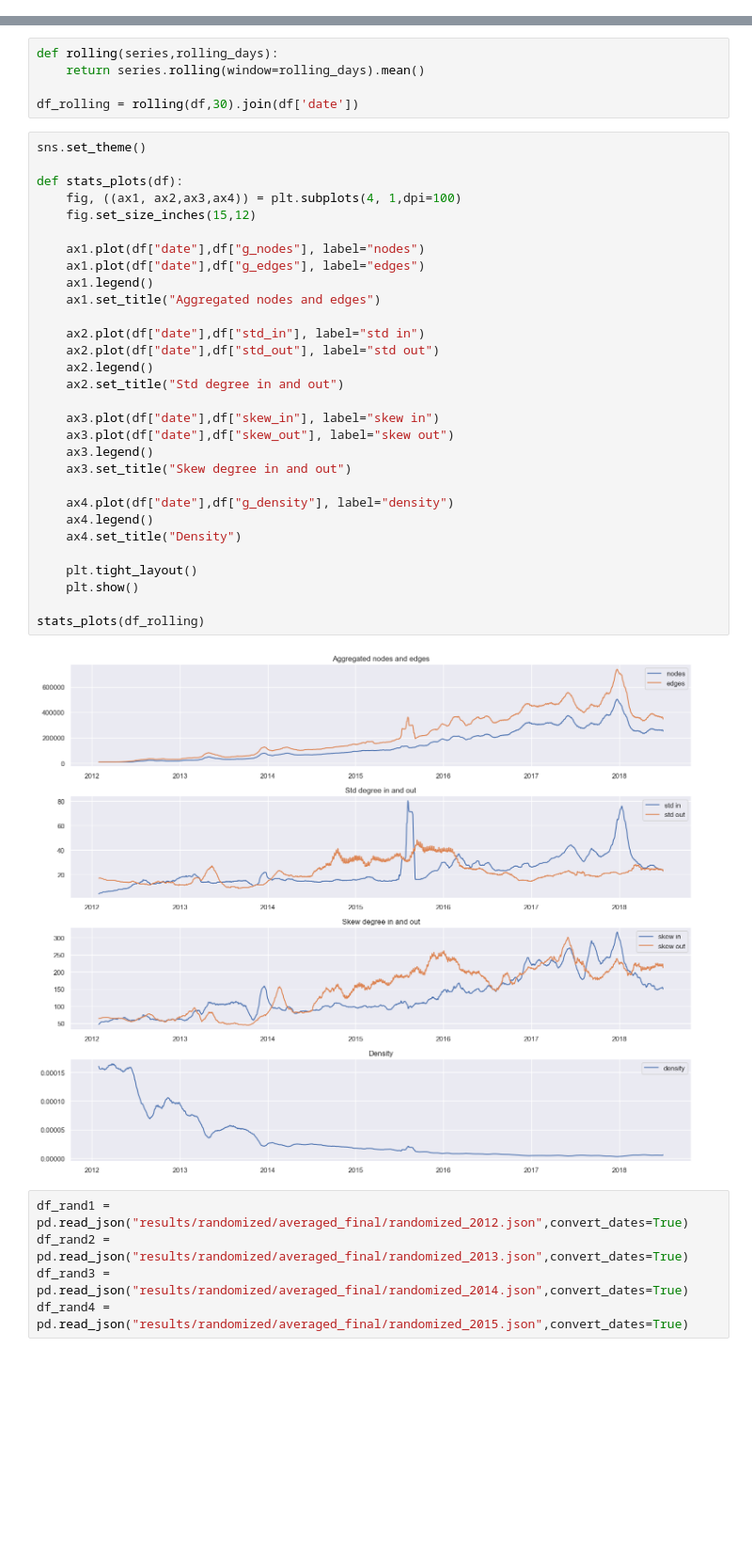
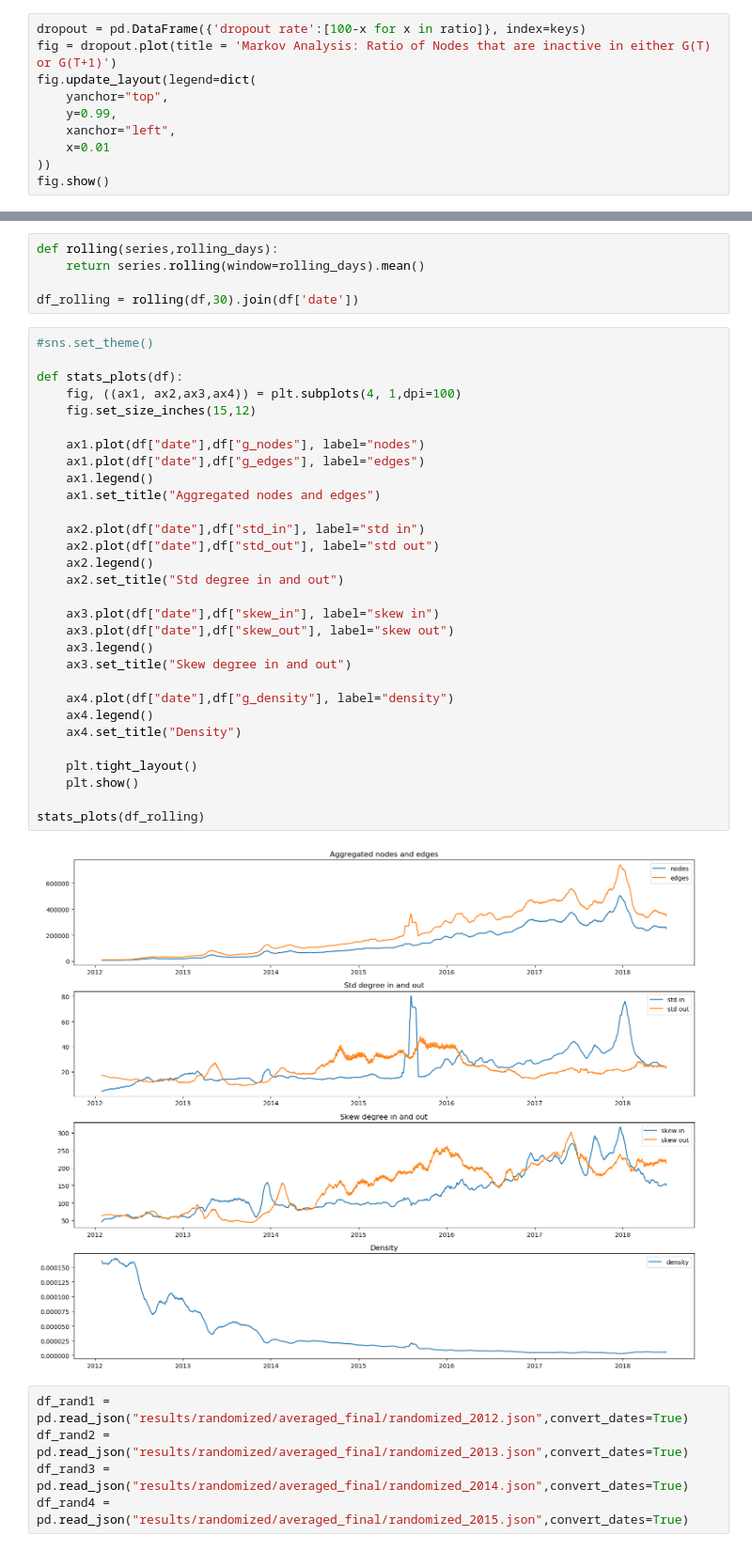
Before and after one commit to hmrug/crypto-transcation-network, a Jupyter notebook: BowTie-Bitcoin Visualization.ipynb, the cells around one changed output, grey strips where cells are left out. Shown at 94% size. Cells and saved outputs as stored; diff of their text form; blank space fills up the shorter version.

```diff
--- a/BowTie-Bitcoin Visualization.ipynb
+++ b/BowTie-Bitcoin Visualization.ipynb
@@ -162,0 +165,10 @@ ratio_common_nodes.plot(title = 'ratio of nodes that are present in time T and T
+# %%
+dropout = pd.DataFrame({'dropout rate':[100-x for x in ratio]}, index=keys)
+fig = dropout.plot(title = 'Markov Analysis: Ratio of Nodes that are inactive in either G(T) or G(T+1)')
+fig.update_layout(legend=dict(
+    yanchor="top",
+    y=0.99,
+    xanchor="left",
+    x=0.01
+))
+fig.show()
@@ -191,37 +205,37 @@ def rolling(series,rolling_days):
 
 df_rolling = rolling(df,30).join(df['date'])
 # %%
-sns.set_theme()
+#sns.set_theme()
 
 def stats_plots(df):
     fig, ((ax1, ax2,ax3,ax4)) = plt.subplots(4, 1,dpi=100)
     fig.set_size_inches(15,12)
 
     ax1.plot(df["date"],df["g_nodes"], label="nodes")
     ax1.plot(df["date"],df["g_edges"], label="edges")
     ax1.legend()
     ax1.set_title("Aggregated nodes and edges")
 
     ax2.plot(df["date"],df["std_in"], label="std in")
     ax2.plot(df["date"],df["std_out"], label="std out")
     ax2.legend()
     ax2.set_title("Std degree in and out")
 
     ax3.plot(df["date"],df["skew_in"], label="skew in")
     ax3.plot(df["date"],df["skew_out"], label="skew out")
     ax3.legend()
     ax3.set_title("Skew degree in and out")
 
     ax4.plot(df["date"],df["g_density"], label="density")
     ax4.legend()
     ax4.set_title("Density")
 
     plt.tight_layout()
     plt.show()
 
 stats_plots(df_rolling)
 # %% [output]
-[figure, old version]
+[figure, new version]
 # %%
 df_rand1 = pd.read_json("results/randomized/averaged_final/randomized_2012.json",convert_dates=True)
 df_rand2 = pd.read_json("results/randomized/averaged_final/randomized_2013.json",convert_dates=True)
```
Also changed, not shown: parts of 8 cells of this notebook.
